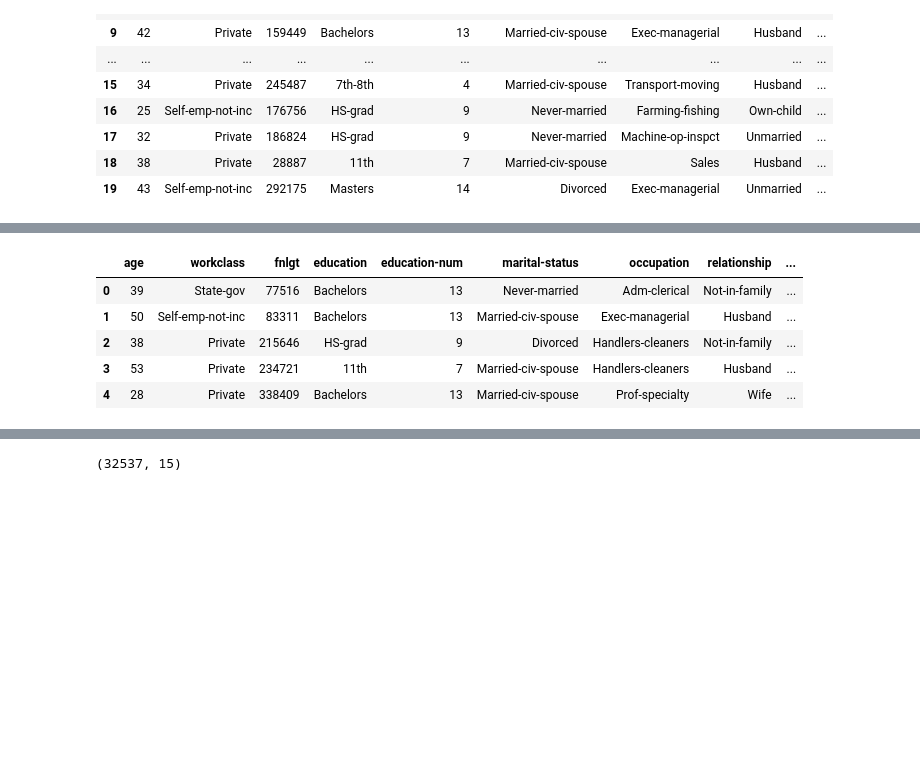
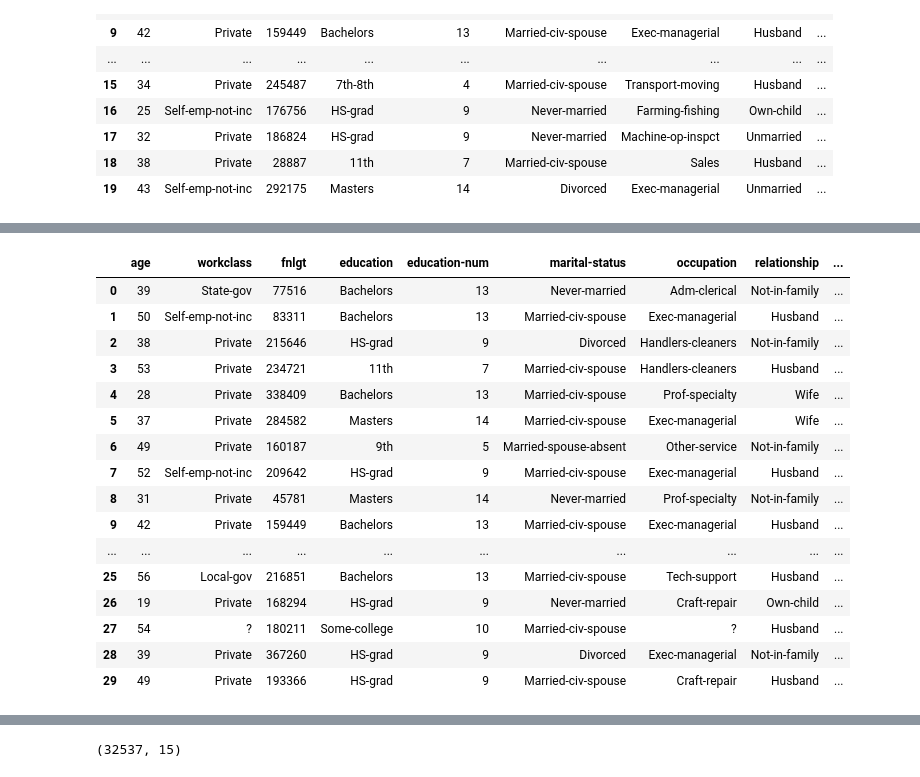
Before and after one commit to kayfuku/deploy-ml-model-on-Heroku-with-FastAPI, a Jupyter notebook: notebooks/EDA.ipynb, the cells around one changed output, grey strips where cells are left out. Saved outputs shown, nothing was run; the diff lists cells and outputs as text; code cells hidden in the pictures; blank space fills up the shorter version.

```diff
--- a/notebooks/EDA.ipynb
+++ b/notebooks/EDA.ipynb
@@ -51,14 +51,25 @@ memory usage: 3.7+ MB
 # profile.to_notebook_iframe()
 # %%
 df_data = pd.read_csv('../data/edited_census.csv')
-df_data.head()
+df_data.head(30)
 # %% [output]
 |  | age | workclass | fnlgt | education | education-num | marital-status | occupation | relationship | ... |
 | 0 | 39 | State-gov | 77516 | Bachelors | 13 | Never-married | Adm-clerical | Not-in-family | ... |
 | 1 | 50 | Self-emp-not-inc | 83311 | Bachelors | 13 | Married-civ-spouse | Exec-managerial | Husband | ... |
 | 2 | 38 | Private | 215646 | HS-grad | 9 | Divorced | Handlers-cleaners | Not-in-family | ... |
 | 3 | 53 | Private | 234721 | 11th | 7 | Married-civ-spouse | Handlers-cleaners | Husband | ... |
 | 4 | 28 | Private | 338409 | Bachelors | 13 | Married-civ-spouse | Prof-specialty | Wife | ... |
+| 5 | 37 | Private | 284582 | Masters | 14 | Married-civ-spouse | Exec-managerial | Wife | ... |
+| 6 | 49 | Private | 160187 | 9th | 5 | Married-spouse-absent | Other-service | Not-in-family | ... |
+| 7 | 52 | Self-emp-not-inc | 209642 | HS-grad | 9 | Married-civ-spouse | Exec-managerial | Husband | ... |
+| 8 | 31 | Private | 45781 | Masters | 14 | Never-married | Prof-specialty | Not-in-family | ... |
+| 9 | 42 | Private | 159449 | Bachelors | 13 | Married-civ-spouse | Exec-managerial | Husband | ... |
+| ... | ... | ... | ... | ... | ... | ... | ... | ... | ... |
+| 25 | 56 | Local-gov | 216851 | Bachelors | 13 | Married-civ-spouse | Tech-support | Husband | ... |
+| 26 | 19 | Private | 168294 | HS-grad | 9 | Never-married | Craft-repair | Own-child | ... |
+| 27 | 54 | ? | 180211 | Some-college | 10 | Married-civ-spouse | ? | Husband | ... |
+| 28 | 39 | Private | 367260 | HS-grad | 9 | Divorced | Exec-managerial | Not-in-family | ... |
+| 29 | 49 | Private | 193366 | HS-grad | 9 | Married-civ-spouse | Craft-repair | Husband | ... |
 # %%
 df_data.info()
 # %% [output]
```
Also changed, not shown: parts of 8 cells of this notebook, 4 other files.
